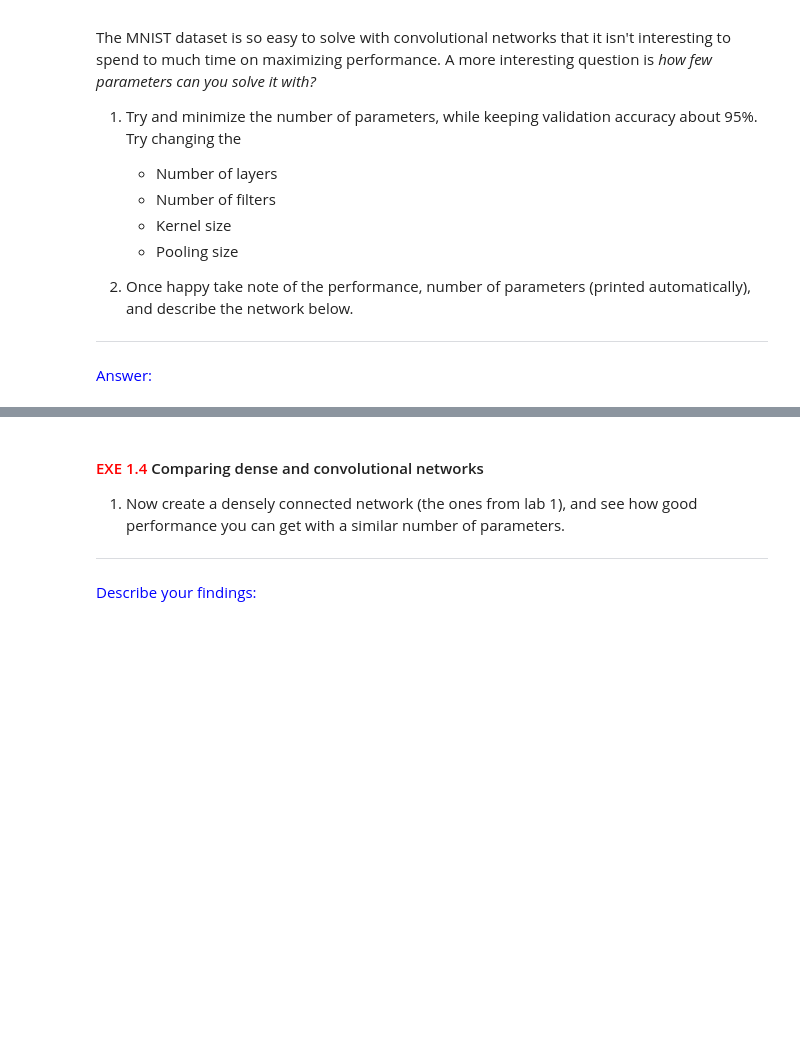
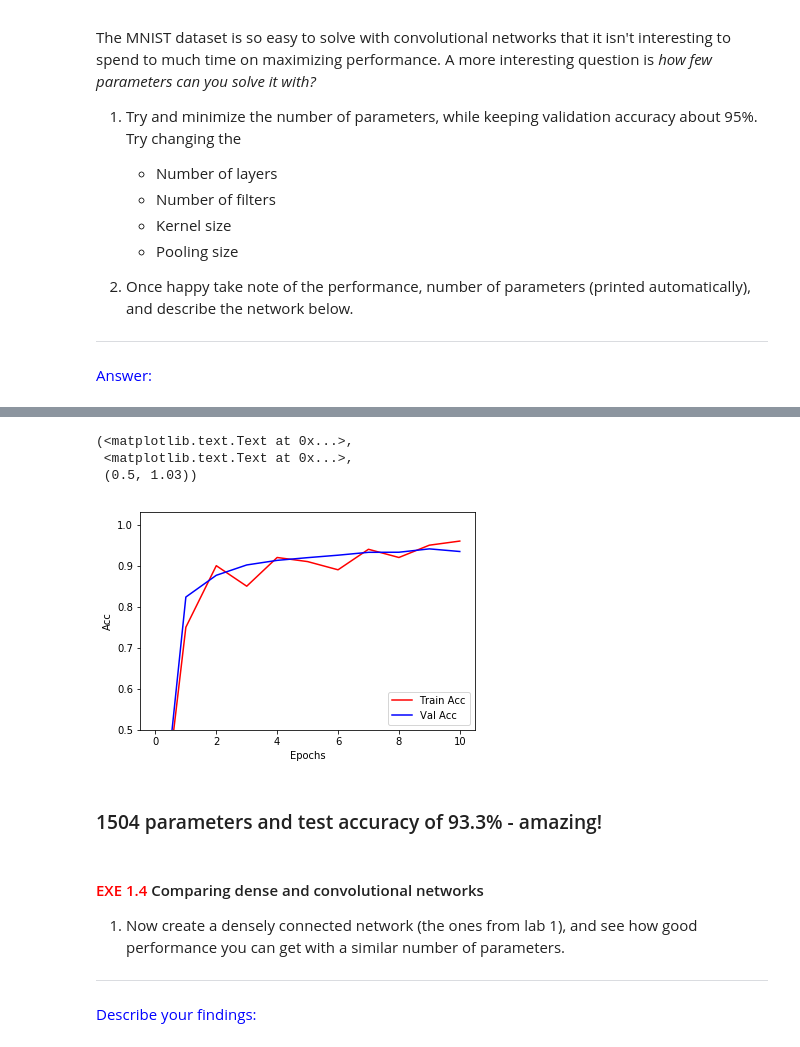
Before and after one commit to JesperChristensen89/02456-deep-learning, a Jupyter notebook: notebooks/lab2_ConvNets/3.EXE_MNIST_with_ConvNets.ipynb, the cells around one changed output, grey strips where cells are left out. Saved outputs shown, nothing was run; the diff lists cells and outputs as text; code cells hidden in the pictures; blank space fills up the shorter version.

```diff
--- a/notebooks/lab2_ConvNets/3.EXE_MNIST_with_ConvNets.ipynb
+++ b/notebooks/lab2_ConvNets/3.EXE_MNIST_with_ConvNets.ipynb
@@ -332,0 +333,7 @@ Paste the trace of the tensors shape as it is propagated through the network her
+# %%
+from tensorflow.examples.tutorials.mnist import input_data
+mnist_data = input_data.read_data_sets('MNIST_data',
+                                       one_hot=True,   # Convert the labels into one hot encoding
+                                       dtype='float32', # rescale images to `[0, 1]`
+                                       reshape=False, # Don't flatten the images to vectors
+                                      )
@@ -499,0 +667,66 @@ ___
+# %%
+#Training Loop
+batch_size = 100
+max_epochs = 10
+
+
+valid_loss, valid_accuracy = [], []
+train_loss, train_accuracy = [], []
+test_loss, test_accuracy = [], []
+
+
+with tf.Session() as sess:
+    sess.run(tf.global_variables_initializer())
+    print('Begin training loop')
+
+    try:
+        while mnist_data.train.epochs_completed < max_epochs:
+            _train_loss, _train_accuracy = [], []
+
+            ## Run train op
+            x_batch, y_batch = mnist_data.train.next_batch(batch_size)
+            fetches_train = [train_op, cross_entropy, accuracy]
+            feed_dict_train = {x_pl: x_batch, y_pl: y_batch}
+            _, _loss, _acc = sess.run(fetches_train, feed_dict_train)
+
+            _train_loss.append(_loss)
+            _train_accuracy.append(_acc)
+
+
+            ## Compute validation loss and accuracy
+            if mnist_data.train.epochs_completed % 1 == 0 \
+                    and mnist_data.train._index_in_epoch <= batch_size:
+                train_loss.append(np.mean(_train_loss))
+                train_accuracy.append(np.mean(_train_accuracy))
+
+                fetches_valid = [cross_entropy, accuracy]
+
+                feed_dict_valid = {x_pl: mnist_data.validation.images, y_pl: mnist_data.validation.labels}
+                _loss, _acc = sess.run(fetches_valid, feed_dict_valid)
+
+                valid_loss.append(_loss)
+                valid_accuracy.append(_acc)
+                print("Epoch {} : Train Loss {:6.3f}, Train acc {:6.3f},  Valid loss {:6.3f},  Valid acc {:6.3f}".format(
+                    mnist_data.train.epochs_completed, train_loss[-1], train_accuracy[-1], valid_loss[-1], valid_accuracy[-1]))
+
+
+        test_epoch = mnist_data.test.epochs_completed
+        while mnist_data.test.epochs_completed == test_epoch:
+            x_batch, y_batch = mnist_data.test.next_batch(batch_size)
+            feed_dict_test = {x_pl: x_batch, y_pl: y_batch}
+            _loss, _acc = sess.run(fetches_valid, feed_dict_test)
+            test_loss.append(_loss)
+            test_accuracy.append(_acc)
+        print('Test Loss {:6.3f}, Test acc {:6.3f}'.format(
+                    np.mean(test_loss), np.mean(test_accuracy)))
+
+
+    except KeyboardInterrupt:
+        pass
+
+epoch = np.arange(len(train_loss))
+plt.figure()
+plt.plot(epoch, train_accuracy,'r', epoch, valid_accuracy,'b')
+plt.legend(['Train Acc','Val Acc'], loc=4)
+plt.xlabel('Epochs'), plt.ylabel('Acc'), plt.ylim([0.5,1.03])
+# %% [output]
@@ -500,3 +746,9 @@ ___
+(<matplotlib.text.Text at 0x...>,
+ <matplotlib.text.Text at 0x...>,
+ (0.5, 1.03))
+[figure, added]
+# %% [markdown]
+### 1504 parameters and test accuracy of 93.3% - amazing!
 # %% [markdown]
 #### <span style="color:red"> EXE 1.4 </span> Comparing dense and convolutional networks
 
```
Also changed, not shown: parts of 24 cells of this notebook.
